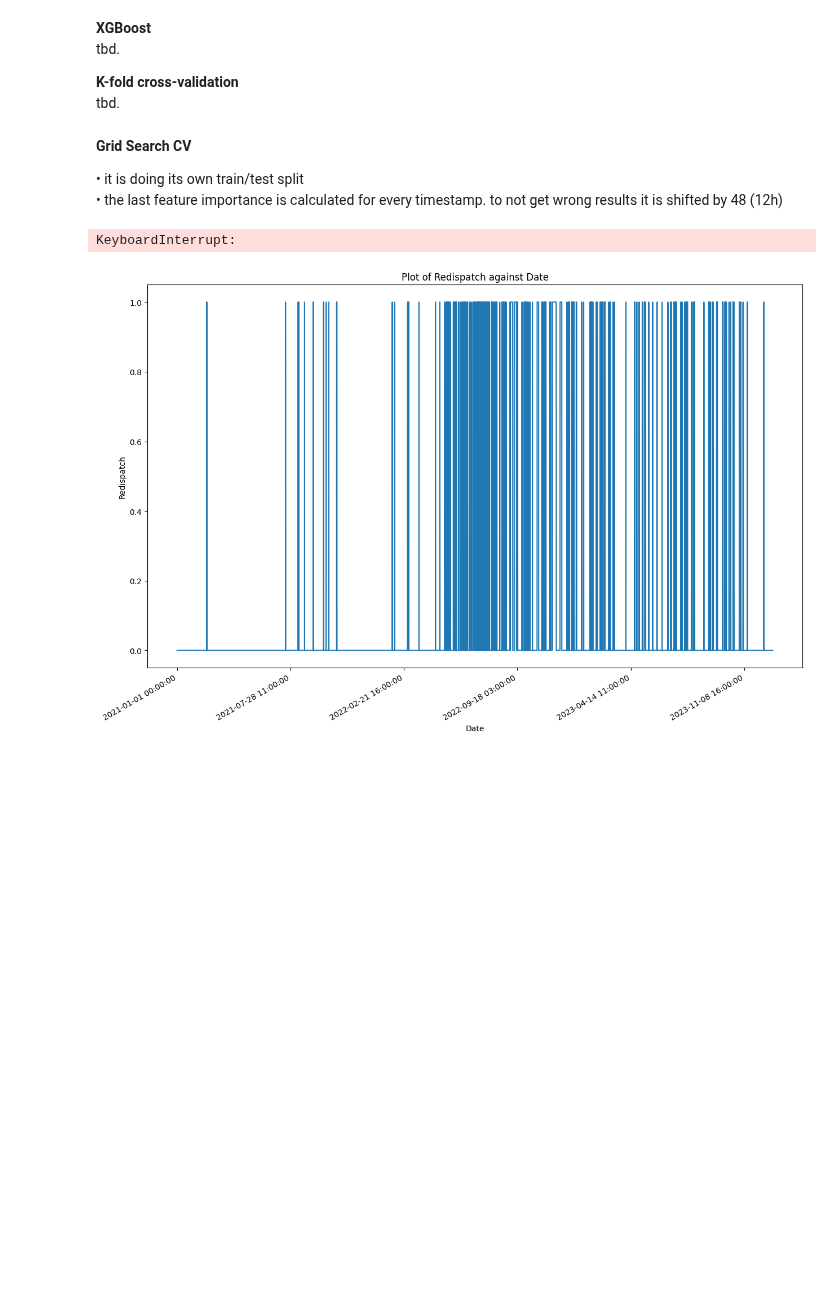
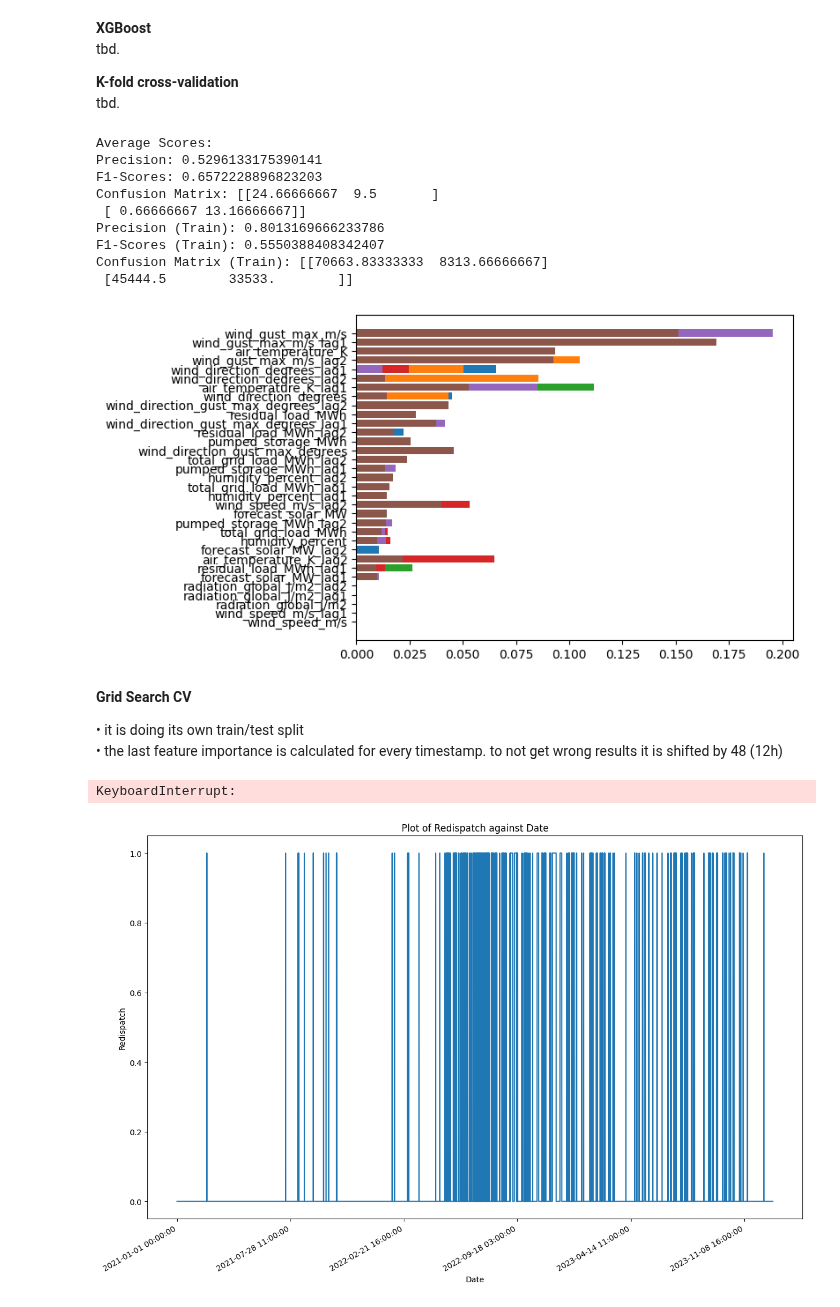
Before and after one commit to mgondeck/wind_curtailment_prediction, a Jupyter notebook: xgboost_binary_classification.ipynb, the cells around one changed output. Drawn from its saved outputs; the diff is of its cells as text; code cells hidden in the pictures; blank space fills up the shorter version.

Commit message:
optimized xgboost

```diff
--- a/xgboost_binary_classification.ipynb
+++ b/xgboost_binary_classification.ipynb
@@ -29,8 +29,8 @@ Mounted at /content/drive
 df = pd.read_csv('/content/drive/My Drive/ms_wind_curtailment_prediction/lagged_curtailment_target_features.csv', sep = ';', index_col=0)
 # %%
 # get desired df size
-start_date = '2022-01-01'
-end_date = '2022-12-31'
+start_date = '2021-01-01'
+end_date = '2023-06-30'
 df = df.loc[start_date:end_date]
 # %%
 # impute, scale pipeline and smote (for class imbalance)
@@ -68,8 +68,8 @@ tbd.
 tbd.
 # %%
 # create model instance
-xgboost_class = XGBClassifier(booster='gbtree', reg_alpha=2, eval_metric='logloss', gamma = 5, min_child_weight=2,
-                              n_estimators=250, max_depth=1, learning_rate=0.1, objective='binary:logistic', random_state = 13)
+xgboost_class = XGBClassifier(booster='gbtree', reg_alpha=5, reg_lambda=5, eval_metric='logloss',
+                              n_estimators=200, max_depth=1, learning_rate=0.1, objective='binary:logistic', random_state = 13)
 # reg_alpha: L1 regularization (reduce overfitting)
 # gamma: minimum loss reduction required to make a further partition on a leaf node of the tree (larger gamma more conservative (reduce overfitting))
 # scale_pos_weights: higher weight to the minority class to address class imbalance
@@ -102,16 +102,27 @@ for train_index, test_index in tscv.split(X):
     X_train_scaled = preprocessor.fit_transform(X_train)
     X_train_preprocessed, y_train_preprocessed = smote.fit_resample(X_train_scaled, y_train)
 
+    '''
     # add importance of the last redispatch status for train
     last_redispatch_importance_train = last_redispatch(y_train_preprocessed)
     X_train_preprocessed = pd.DataFrame(X_train_preprocessed, columns=X_train.columns)
     X_train_preprocessed['last_redispatch_importance'] = last_redispatch_importance_train
+    '''
 
     # fit model
     xgboost_class.fit(X_train_preprocessed, y_train_preprocessed)
 
     # add importance of the last redispatch status for test and predict
     X_test_preprocessed = preprocessor.transform(X_test)
+
+    # with threshold for prediction
+    threshold = 0.65
+    y_pred_proba = xgboost_class.predict_proba(X_test_preprocessed)[:, 1]
+    y_pred = (y_pred_proba >= threshold).astype(int)
+    y_train_proba = xgboost_class.predict_proba(X_train_preprocessed)[:, 1]
+    y_pred_train = (y_train_proba >= threshold).astype(int)
+
+    '''
     X_test_preprocessed_df = pd.DataFrame(X_test_preprocessed, columns=X_test.columns)
     X_test_preprocessed_df['last_redispatch_importance'] = 0
     y_pred = np.zeros(len(X_test))
@@ -119,34 +130,43 @@ for train_index, test_index in tscv.split(X):
     window = 2
     for i in range(len(X_test)):
         if i == 0:
             last_redispatch_importance = y_train.iloc[-2:].sum() / window
         elif i == 1:
             last_redispatch_importance = (y_train.iloc[-1:].sum() + y_pred[i - 1]) / window
         else:
             last_redispatch_importance = (y_pred[i - 2] + y_pred[i - 1]) / window
         X_test_preprocessed_df.loc[i, 'last_redispatch_importance'] = last_redispatch_importance
         y_pred[i] = xgboost_class.predict(X_test_preprocessed_df.iloc[[i]].values.reshape(1, -1))[0]
-
-    # make predictions for train data
-    y_pred_train = xgboost_class.predict(X_train_preprocessed)
+    '''
 
     # evaluate
     precision_scores.append(precision_score(y_test, y_pred))
     f1_scores.append(f1_score(y_test, y_pred))
     conf_matrices.append(confusion_matrix(y_test, y_pred))
 
     precision_train_scores.append(precision_score(y_train_preprocessed, y_pred_train))
     f1_train_scores.append(f1_score(y_train_preprocessed, y_pred_train))
     conf_train_matrices.append(confusion_matrix(y_train_preprocessed, y_pred_train))
 
     sorted_idx = xgboost_class.feature_importances_.argsort()
-    plt.barh(X_train_preprocessed.columns[sorted_idx], xgboost_class.feature_importances_[sorted_idx])
+    plt.barh(X_test.columns[sorted_idx], xgboost_class.feature_importances_[sorted_idx])
 
 # print evaluation results
 print("Average Scores:")
 print("Precision:", sum(precision_scores) / len(precision_scores))
 print("F1-Scores:", sum(f1_scores) / len(f1_scores))
 print("Confusion Matrix:", sum(conf_matrices) / len(conf_matrices))
 print("Precision (Train):", sum(precision_train_scores) / len(precision_train_scores))
 print("F1-Scores (Train):", sum(f1_train_scores) / len(f1_train_scores))
 print("Confusion Matrix (Train):", sum(conf_train_matrices) / len(conf_train_matrices))
+# %% [output]
+Average Scores:
+Precision: 0.5296133175390141
+F1-Scores: 0.6572228896823203
+Confusion Matrix: [[24.66666667  9.5       ]
+ [ 0.66666667 13.16666667]]
+Precision (Train): 0.8013169666233786
+F1-Scores (Train): 0.5550388408342407
+Confusion Matrix (Train): [[70663.83333333  8313.66666667]
+ [45444.5        33533.        ]]
+[figure, added]
```
Also changed, not shown: parts of 2 cells of this notebook.
